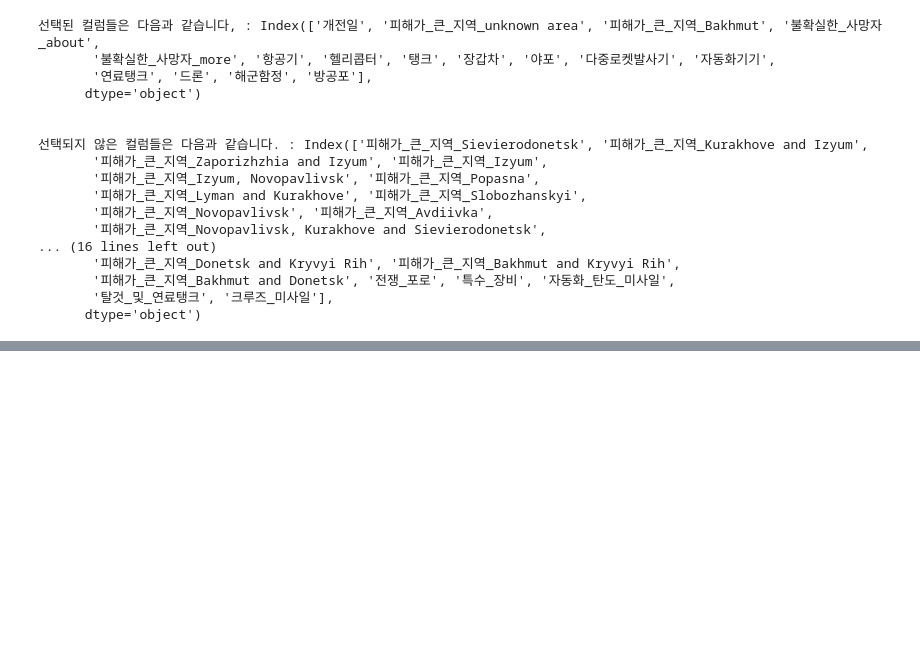
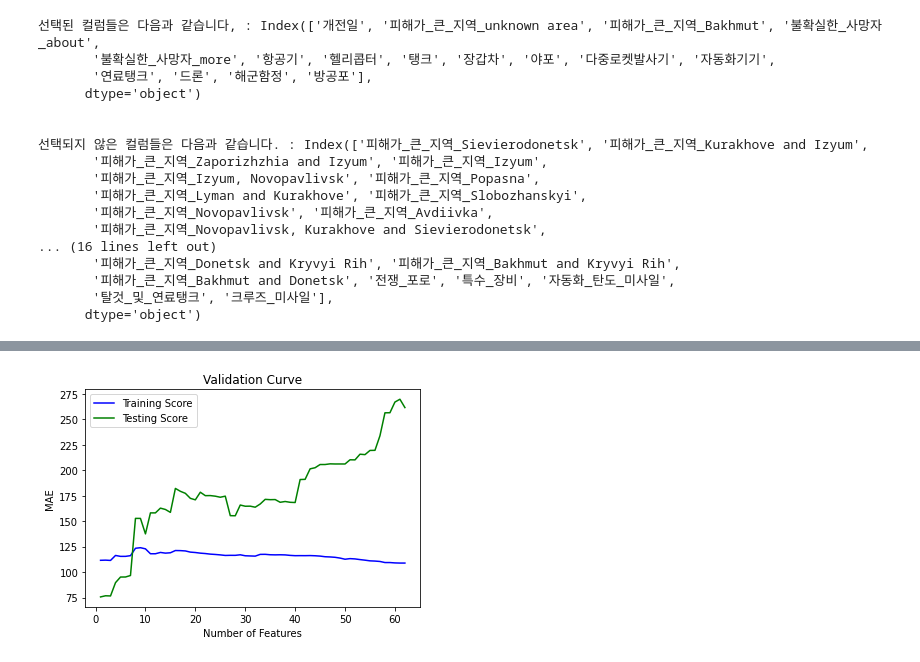
Before and after one commit to 00150/AI_07_JYP_Project_section_02, a Jupyter notebook: 🌏_우크라이나_vs_러시아_전쟁_분석_(feat_디테일하게_).ipynb, the cells around one changed output, grey strips where cells are left out. Cells and saved outputs as stored; diff of their text form; code cells hidden in the pictures; blank space fills up the shorter version.

```diff
--- a/🌏_우크라이나_vs_러시아_전쟁_분석_(feat_디테일하게_).ipynb
+++ b/🌏_우크라이나_vs_러시아_전쟁_분석_(feat_디테일하게_).ipynb
@@ -208,0 +301,17 @@ print('선택되지 않은 컬럼들은 다음과 같습니다. :', unselected_n
+# %%
+#-------------------------------------------------
+# 나온 값을 기반으로 그래프를 그려봅시다.
+# 필요한 라이브러리 import
+
+import matplotlib.pyplot as plt
+import seaborn as sns
+
+plt.plot(ks, training, label = 'Training Score', color='b')
+plt.plot(ks, testing, label = 'Testing Score', color='g')
+plt.ylabel('MAE')
+plt.xlabel('Number of Features')
+plt.title('Validation Curve')
+plt.legend()
+plt.show()
+# %% [output]
+[figure, added]
```
Also changed, not shown: parts of 6 cells of this notebook.
